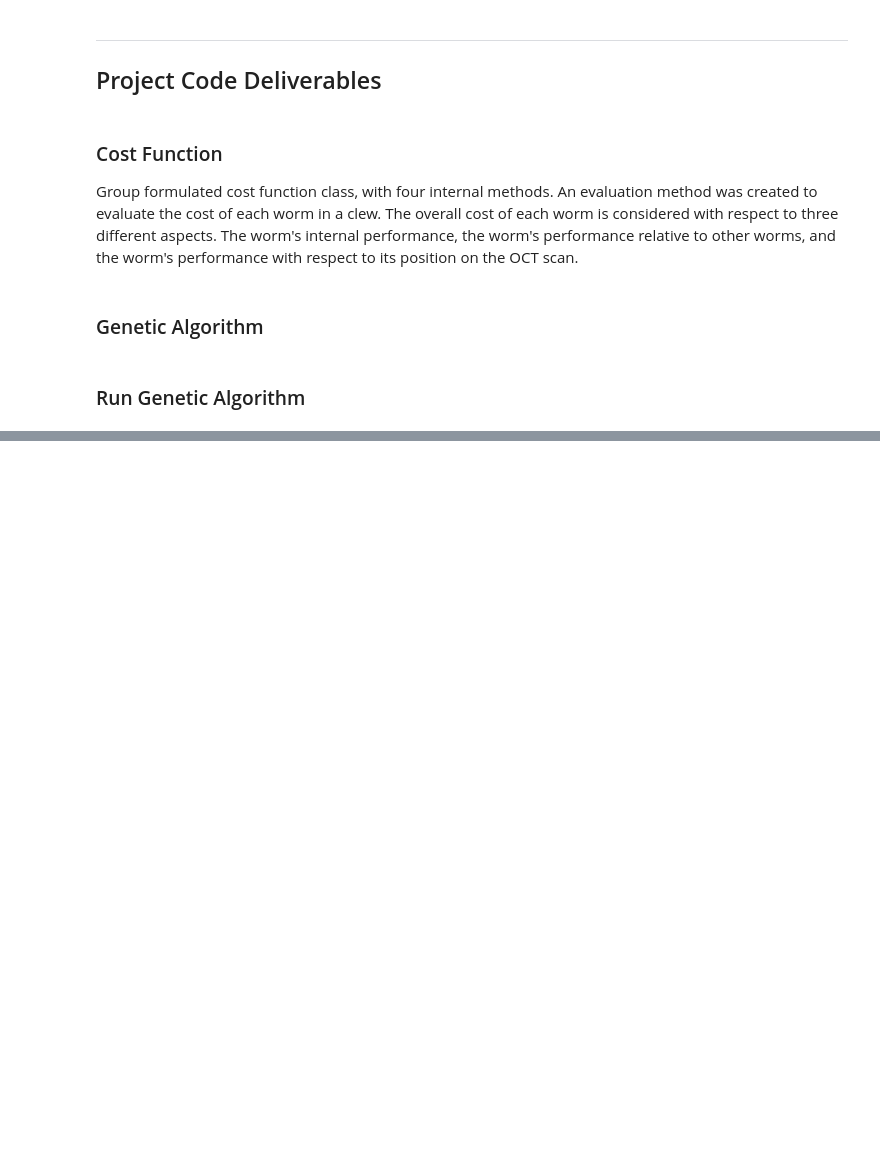
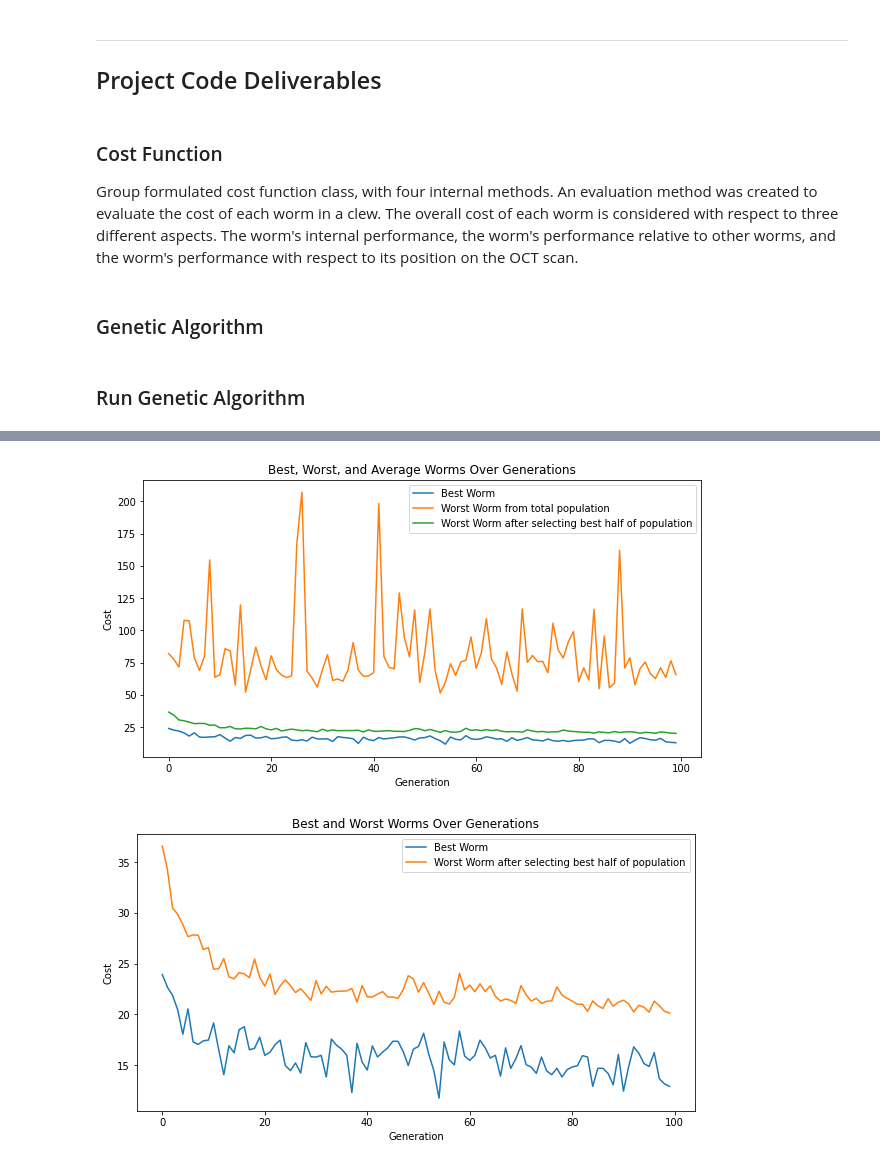
Before and after one commit to liannelong/CITS4404_Project, a Jupyter notebook: OurCamoWorm.ipynb, the cells around one changed output, grey strips where cells are left out. Saved outputs shown, nothing was run; the diff lists cells and outputs as text; code cells hidden in the pictures; blank space fills up the shorter version.

```diff
--- a/OurCamoWorm.ipynb
+++ b/OurCamoWorm.ipynb
@@ -586,0 +598,23 @@ Generation No.100 avg cost: 2858.731012030589
+# %%
+if genetic_algorithm.plots:
+    # Display the best, worst, and average worms over the generations
+    plt.figure(figsize=(10, 5))
+    plt.plot(genetic_algorithm.best_worms, label='Best Worm')
+    plt.plot(genetic_algorithm.worst_worms, label='Worst Worm from total population')
+    plt.plot(genetic_algorithm.average_worms, label='Worst Worm after selecting best half of population')
+    plt.xlabel('Generation')
+    plt.ylabel('Cost')
+    plt.title('Best, Worst, and Average Worms Over Generations')
+    plt.legend()
+
+    plt.figure(figsize=(10, 5))
+    plt.plot(genetic_algorithm.best_worms, label='Best Worm')
+    plt.plot(genetic_algorithm.average_worms, label='Worst Worm after selecting best half of population')
+    plt.xlabel('Generation')
+    plt.ylabel('Cost')
+    plt.title('Best and Worst Worms Over Generations')
+    plt.legend()
+    plt.show()
+# %% [output]
+[figure, added]
+[figure, added]
```
Also changed, not shown: parts of 2 cells of this notebook, 1 other file.
